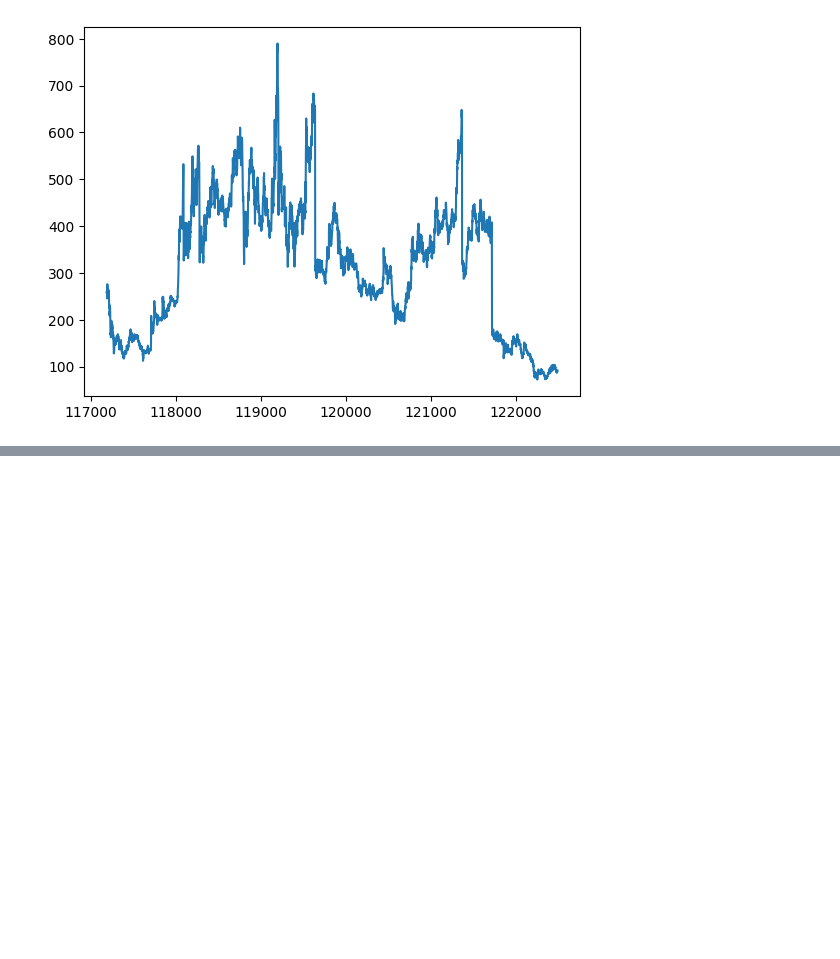
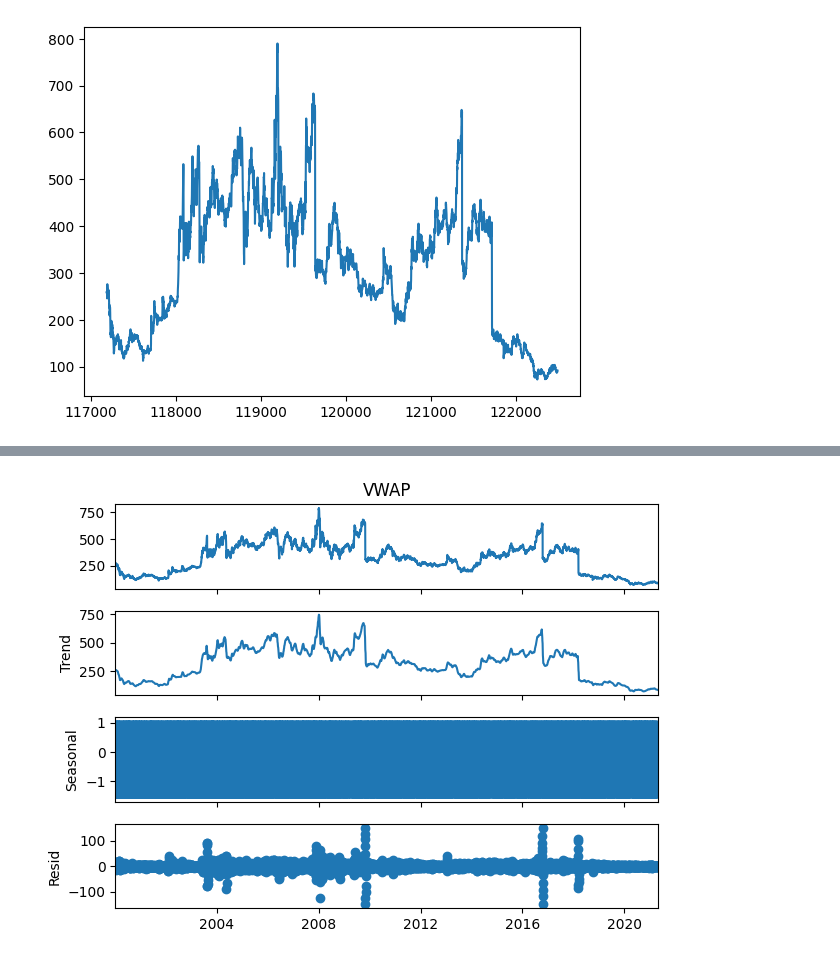
Before and after one commit to KOWSALYAAARU/test_app, a Jupyter notebook: Case_study_2.ipynb, the cells around one changed output, grey strips where cells are left out. Saved outputs shown, nothing was run; the diff lists cells and outputs as text; code cells hidden in the pictures; blank space fills up the shorter version.

```diff
--- a/Case_study_2.ipynb
+++ b/Case_study_2.ipynb
@@ -217,0 +244,8 @@ df1['VWAP'].plot()
+# %%
+from statsmodels.tsa.seasonal import seasonal_decompose
+decomposition = seasonal_decompose(df_f['VWAP'],period = 12)
+# %%
+decomposition.plot()
+plt.show()
+# %% [output]
+[figure, added]
```
Also changed, not shown: parts of 6 cells of this notebook.
